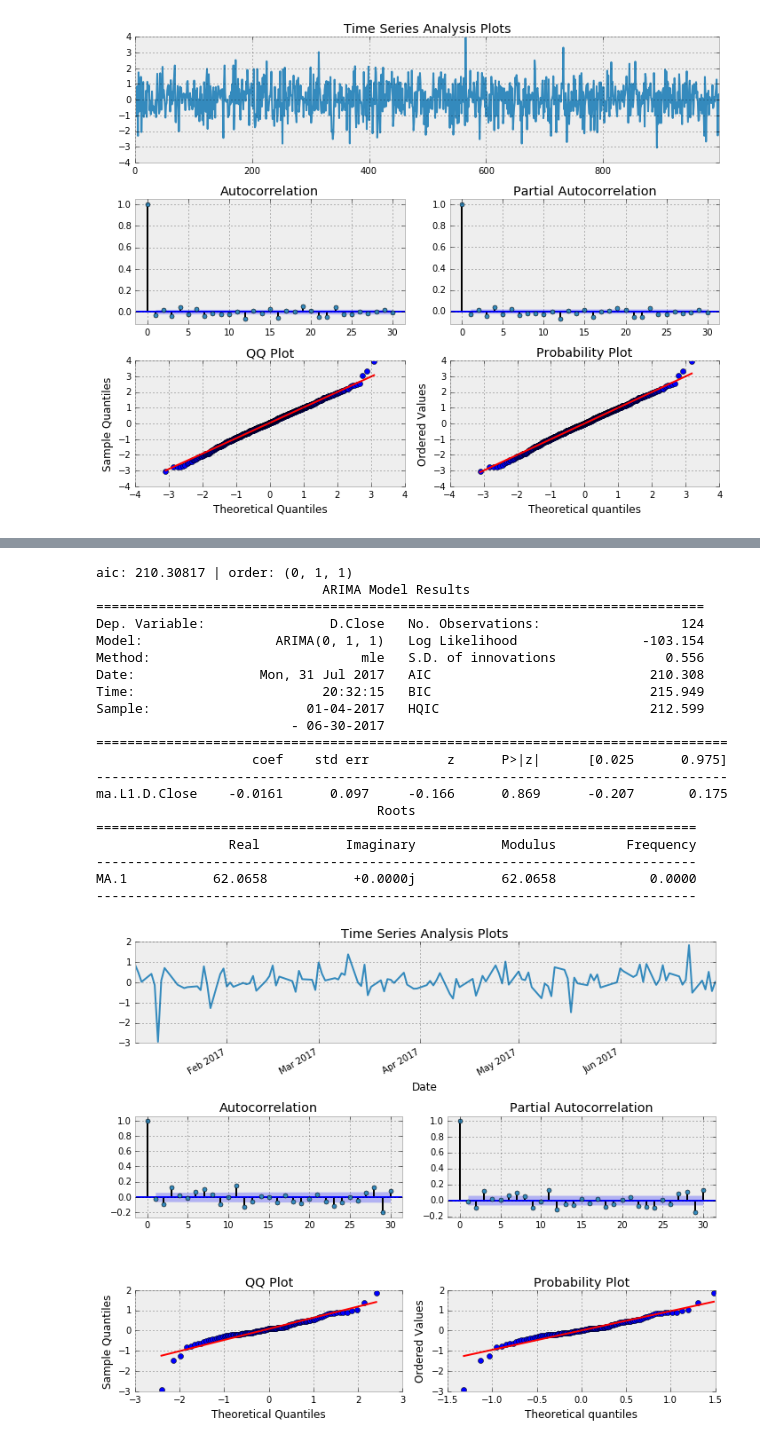
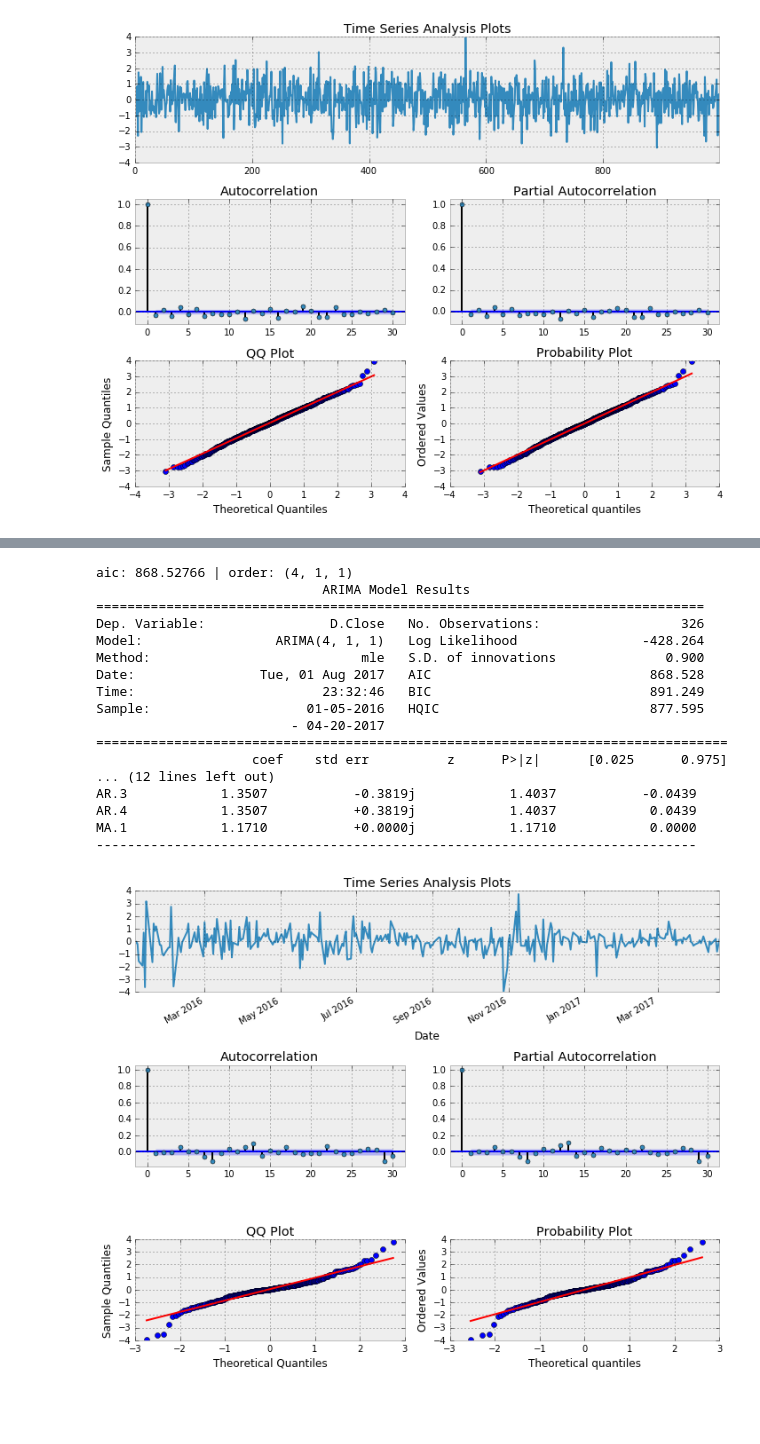
Before and after one commit to hisarack/hello-tsa, a Jupyter notebook: test.ipynb, the cells around one changed output, grey strips where cells are left out. Drawn from its saved outputs; the diff is of its cells as text; code cells hidden in the pictures; blank space fills up the shorter version.

```diff
--- a/test.ipynb
+++ b/test.ipynb
@@ -43,6 +43,6 @@ tsplot(randser, lags=30)
 # %% [output]
 [figure]
 # %%
-df= web.DataReader('ABBV', 'google', start='2017-01-01', end='2017-07-01')
+df= web.DataReader('ABBV', 'google', start='2016-01-01', end='2017-07-01')
 tsplot(df['Close'], lags=30)
 # %% [output]
@@ -50,42 +50,39 @@ tsplot(df['Close'], lags=30)
 # %%
 best_aic = np.inf
 best_order = None
 best_mdl = None
 
 for i in xrange(5):
     for d in xrange(2):
         for j in xrange(5):
             try:
-                tmp_mdl = smt.ARIMA(df['Close'], order=(i,d,j)).fit(method='mle', trend='nc')
+                tmp_mdl = smt.ARIMA(df['Close'][:-50], order=(i,d,j)).fit(method='mle', trend='nc')
                 tmp_aic = tmp_mdl.aic
                 if tmp_aic < best_aic:
                     best_aic = tmp_aic
                     best_order = (i, d, j)
                     best_mdl = tmp_mdl
             except: continue
 
 print('aic: {:6.5f} | order: {}'.format(best_aic, best_order))
 tsplot(best_mdl.resid, lags=30)
 print(best_mdl.summary())
 # %% [output]
-aic: 210.30817 | order: (0, 1, 1)
+aic: 868.52766 | order: (4, 1, 1)
                              ARIMA Model Results
 ==============================================================================
-Dep. Variable:                D.Close   No. Observations:                  124
-Model:                 ARIMA(0, 1, 1)   Log Likelihood                -103.154
-Method:                           mle   S.D. of innovations              0.556
-Date:                Mon, 31 Jul 2017   AIC                            210.308
-Time:                        20:32:15   BIC                            215.949
-Sample:                    01-04-2017   HQIC                           212.599
-                         - 06-30-2017
+Dep. Variable:                D.Close   No. Observations:                  326
+Model:                 ARIMA(4, 1, 1)   Log Likelihood                -428.264
+Method:                           mle   S.D. of innovations              0.900
+Date:                Tue, 01 Aug 2017   AIC                            868.528
+Time:                        23:32:46   BIC                            891.249
+Sample:                    01-05-2016   HQIC                           877.595
+                         - 04-20-2017
 =================================================================================
                     coef    std err          z      P>|z|      [0.025      0.975]
----------------------------------------------------------------------------------
-ma.L1.D.Close    -0.0161      0.097     -0.166      0.869      -0.207       0.175
-                                    Roots
-=============================================================================
-                 Real           Imaginary           Modulus         Frequency
+... (12 lines left out)
+AR.3            1.3507           -0.3819j            1.4037           -0.0439
+AR.4            1.3507           +0.3819j            1.4037            0.0439
+MA.1            1.1710           +0.0000j            1.1710            0.0000
 -----------------------------------------------------------------------------
-MA.1           62.0658           +0.0000j           62.0658            0.0000
------------------------------------------------------------------------------
-[figure, old version]
+[figure, new version]
```
Also changed, not shown: parts of 4 cells of this notebook, 1 other file.
